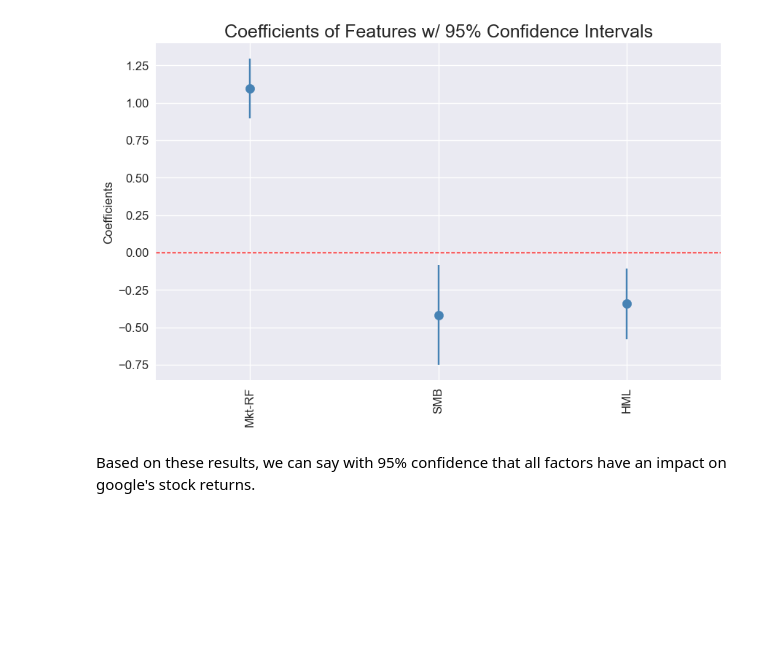
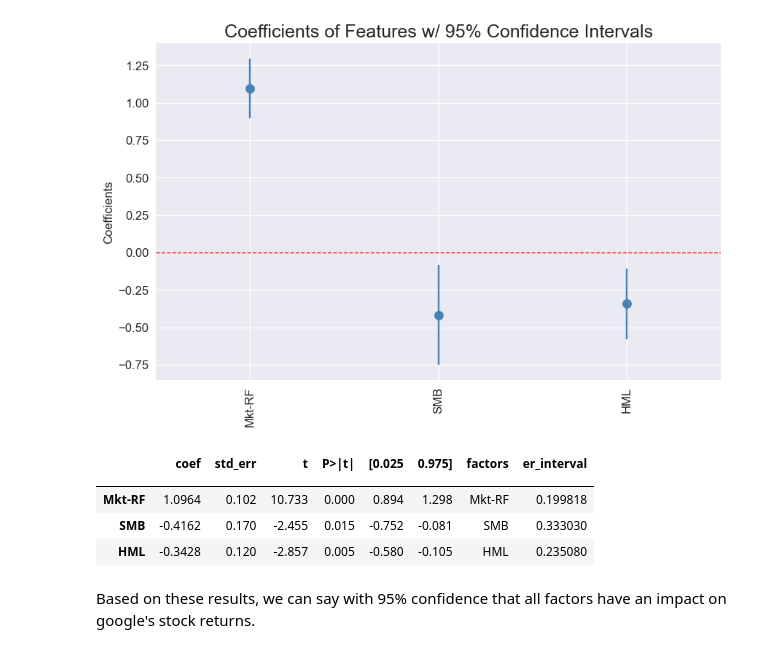
Before and after one commit to leoouyang781/Test-Repository, a Jupyter notebook: Python-For-Finance-2nd-Edition/Chapter 7.ipynb, the cells around one changed output. Drawn from its saved outputs; the diff is of its cells as text; code cells hidden in the pictures; blank space fills up the shorter version.

```diff
--- a/Python-For-Finance-2nd-Edition/Chapter 7.ipynb
+++ b/Python-For-Finance-2nd-Edition/Chapter 7.ipynb
@@ -571,6 +582,14 @@ ax.axhline(y=0, linestyle='--', color='red', linewidth=1) #line to define zero o
 # %% [output]
 <matplotlib.lines.Line2D at 0x...>
 [figure]
+# %%
+coef_df
+# %% [output]
+|  | coef | std_err | t | P>|t| | [0.025 | 0.975] | factors | er_interval |
+|  |  |  |  |  |  |  |  |  |
+| Mkt-RF | 1.0964 | 0.102 | 10.733 | 0.000 | 0.894 | 1.298 | Mkt-RF | 0.199818 |
+| SMB | -0.4162 | 0.170 | -2.455 | 0.015 | -0.752 | -0.081 | SMB | 0.333030 |
+| HML | -0.3428 | 0.120 | -2.857 | 0.005 | -0.580 | -0.105 | HML | 0.235080 |
 # %% [markdown]
 Based on these results, we can say with 95% confidence that all factors have an impact on google's stock returns.
 # %% [markdown]
```
Also changed, not shown: parts of 15 cells of this notebook.
